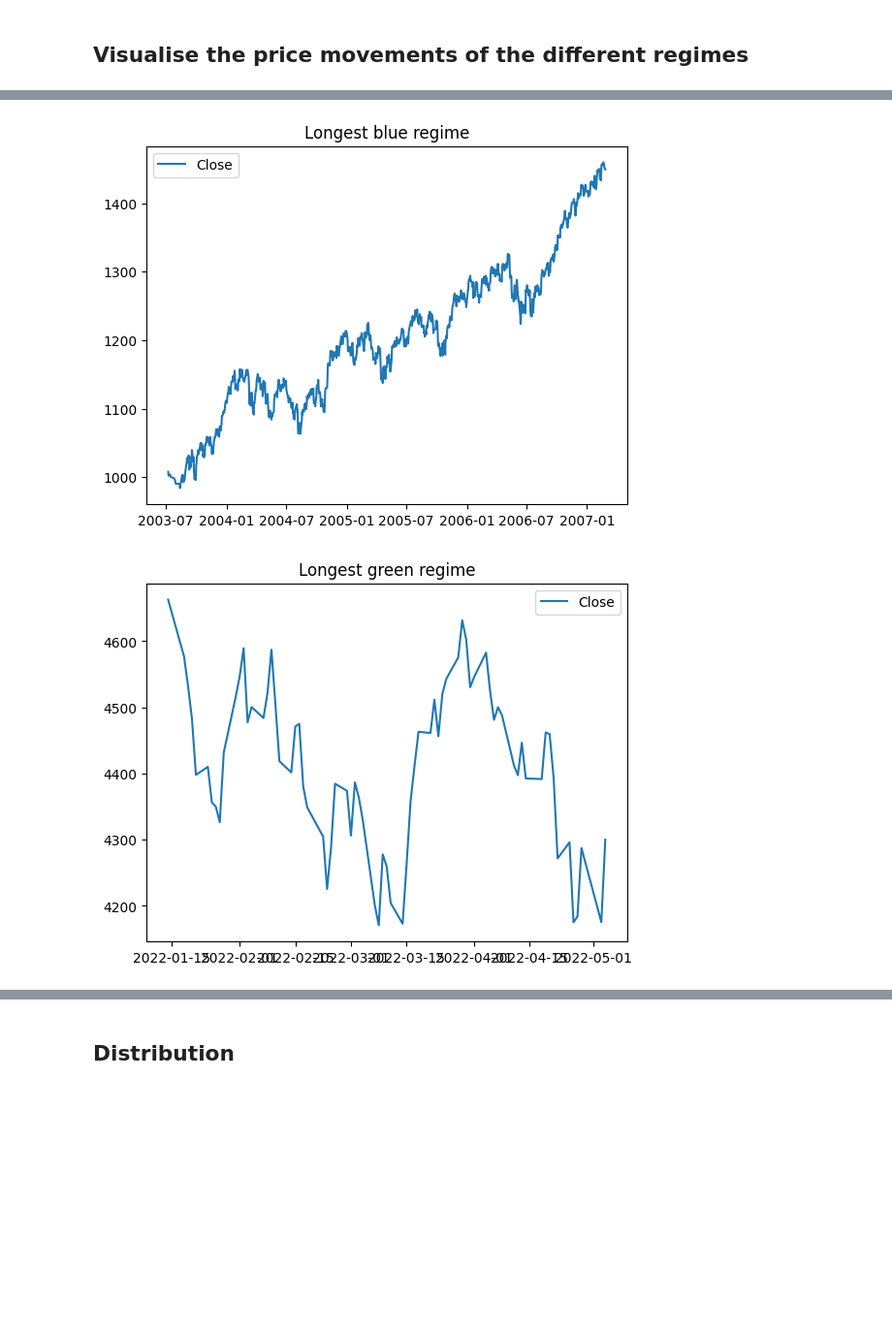
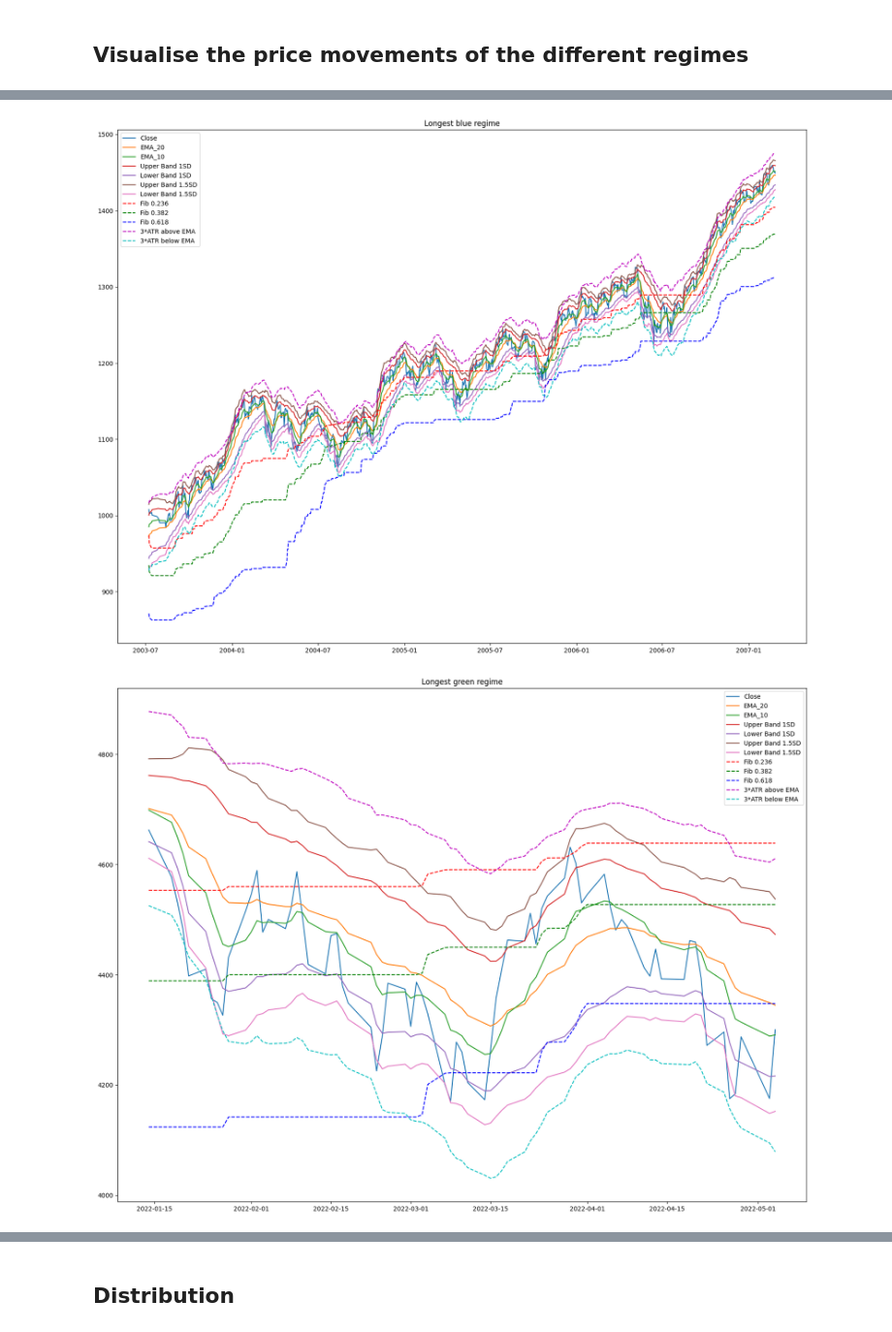
Before and after one commit to alldenla/Regime-Shift-Algorithmic-Trading-Bot, a Jupyter notebook: backtest/3_backtest_regime_analysis.ipynb, the cells around one changed output, grey strips where cells are left out. Shown at 97% size. Cells and saved outputs as stored; diff of their text form; code cells hidden in the pictures; blank space fills up the shorter version.

```diff
--- a/backtest/3_backtest_regime_analysis.ipynb
+++ b/backtest/3_backtest_regime_analysis.ipynb
@@ -33,0 +10,20 @@ data.index = pd.to_datetime(data.index)
+# %%
+data = pd.read_csv('../data/backtest_data_with_technical_indicators.csv')
+data.set_index('Date', inplace=True)
+data.index = pd.to_datetime(data.index)
+atr = AverageTrueRange(high=data['High'], low=data['Low'], close=data['Close'], window=20)
+data['ATR']=atr.average_true_range()
+data['5atr_above_ema'] = data['ema_20'] + 5 * data['ATR']
+data['5atr_below_ema'] = data['ema_20'] - 5 * data['ATR']
+data['4atr_above_ema'] = data['ema_20'] + 4 * data['ATR']
+data['4atr_below_ema'] = data['ema_20'] - 4 * data['ATR']
+data['3atr_above_ema'] = data['ema_20'] + 3 * data['ATR']
+data['3atr_below_ema'] = data['ema_20'] - 3 * data['ATR']
+data['2atr_above_ema'] = data['ema_20'] + 2 * data['ATR']
+data['2atr_below_ema'] = data['ema_20'] - 2 * data['ATR']
+data['1atr_above_ema'] = data['ema_20'] + data['ATR']
+data['1atr_below_ema'] = data['ema_20'] - data['ATR']
+# Calculate the percentage change for 'Close' column
+data['log_pct_change'] = np.log(data['Close']/data['Close'].shift(1))
+# To fill the NaN values in the first row (as it doesn't have a previous day to calculate the percentage change from), you can use fillna() function
+data.dropna(inplace=True)
@@ -50,34 +50,54 @@ for regime in regimes:
     group_counts = data.groupby('regime_group').size()
 
     # Find the group with the maximum count
     max_group = group_counts.idxmax()
 
     # Filter the data for the longest continuous regime
     longest_regime = data[(data['regime_group'] == max_group) & (data['regime'] == regime)]
 
     # Drop the helper columns
     longest_regime = longest_regime.drop(columns=['regime_change', 'regime_group'])
 
     # Store the dataframe in the dictionary
     regime_dfs[regime] = longest_regime
 
 
-# Iterate over each regime
 for regime, df in regime_dfs.items():
     # Create a new figure
-    plt.figure()
+    plt.figure(figsize=(20,15))
 
     # Plot the 'Close' column
     plt.plot(df['Close'], label='Close')
+
+    # Plot the EMA
+    plt.plot(df['ema_20'], label='EMA_20')
+    plt.plot(df['ema_10'], label='EMA_10')
+
+    # Plot the Bollinger Bands for 1 standard deviation
+    plt.plot(df['upper_band_1sd'], label='Upper Band 1SD')
+    plt.plot(df['lower_band_1sd'], label='Lower Band 1SD')
+
+    # Plot the Bollinger Bands for 1.5 standard deviations
+    plt.plot(df['upper_band_1.5sd'], label='Upper Band 1.5SD')
+    plt.plot(df['lower_band_1.5sd'], label='Lower Band 1.5SD')
+
+    # Plot the Fibonacci Levels
+    plt.plot(df['fib_level_0.236'], color='r', linestyle='--', label='Fib 0.236')
+    plt.plot(df['fib_level_0.382'], color='g', linestyle='--', label='Fib 0.382')
+    plt.plot(df['fib_level_0.618'], color='b', linestyle='--', label='Fib 0.618')
+
+    # Plot 3*ATR above and below EMA_20
+    plt.plot(df['3atr_above_ema'], color='m', linestyle='--', label='3*ATR above EMA')
+    plt.plot(df['3atr_below_ema'], color='c', linestyle='--', label='3*ATR below EMA')
 
     # Set the title
     plt.title(f'Longest {regime} regime')
 
     # Show the legend
     plt.legend()
 
 # Show the plots
 plt.show()
 # %% [output]
-[figure, old version]
+[figure, new version]
-[figure, old version]
+[figure, new version]
```
Also changed, not shown: parts of 18 cells of this notebook, 10 other files.
